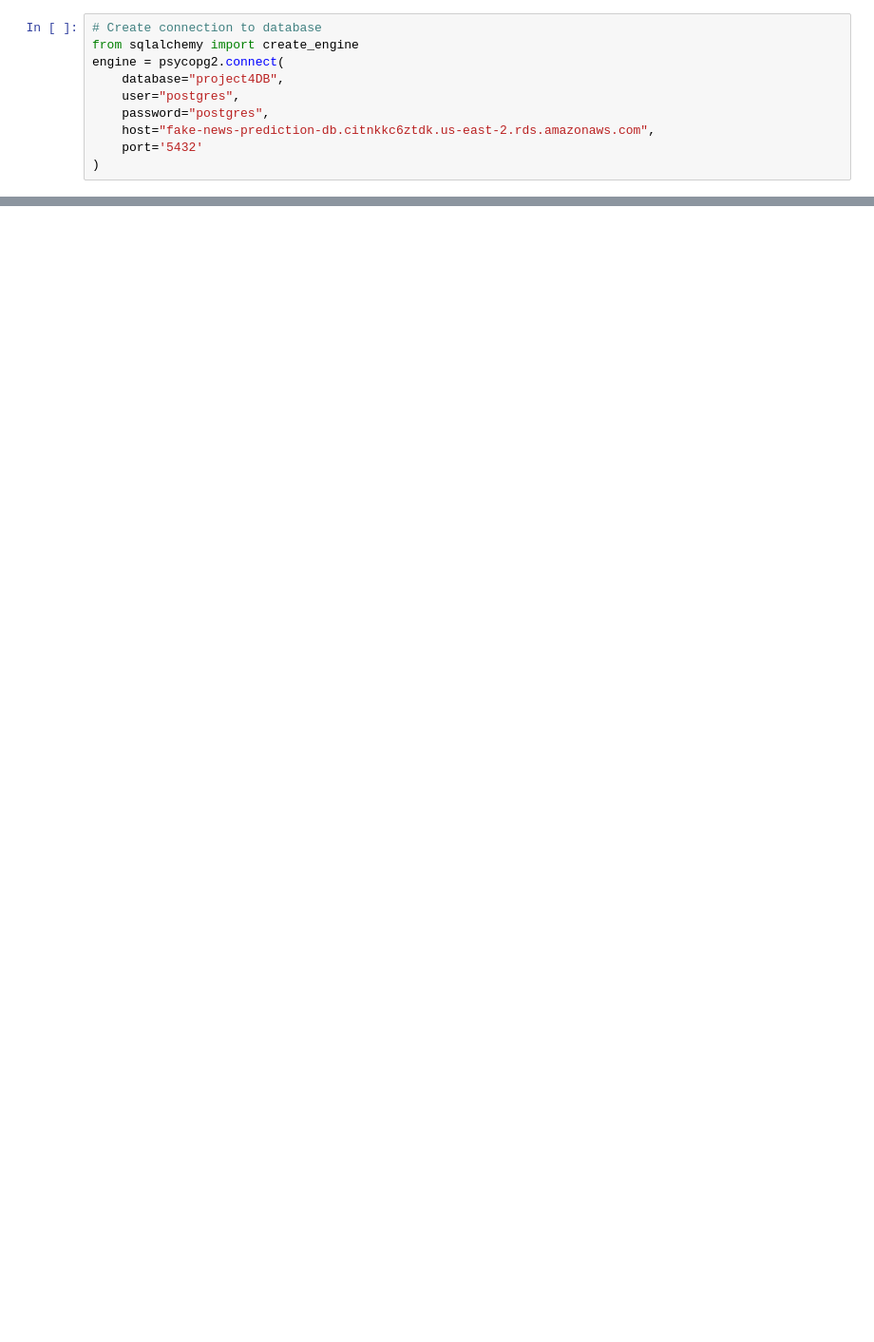
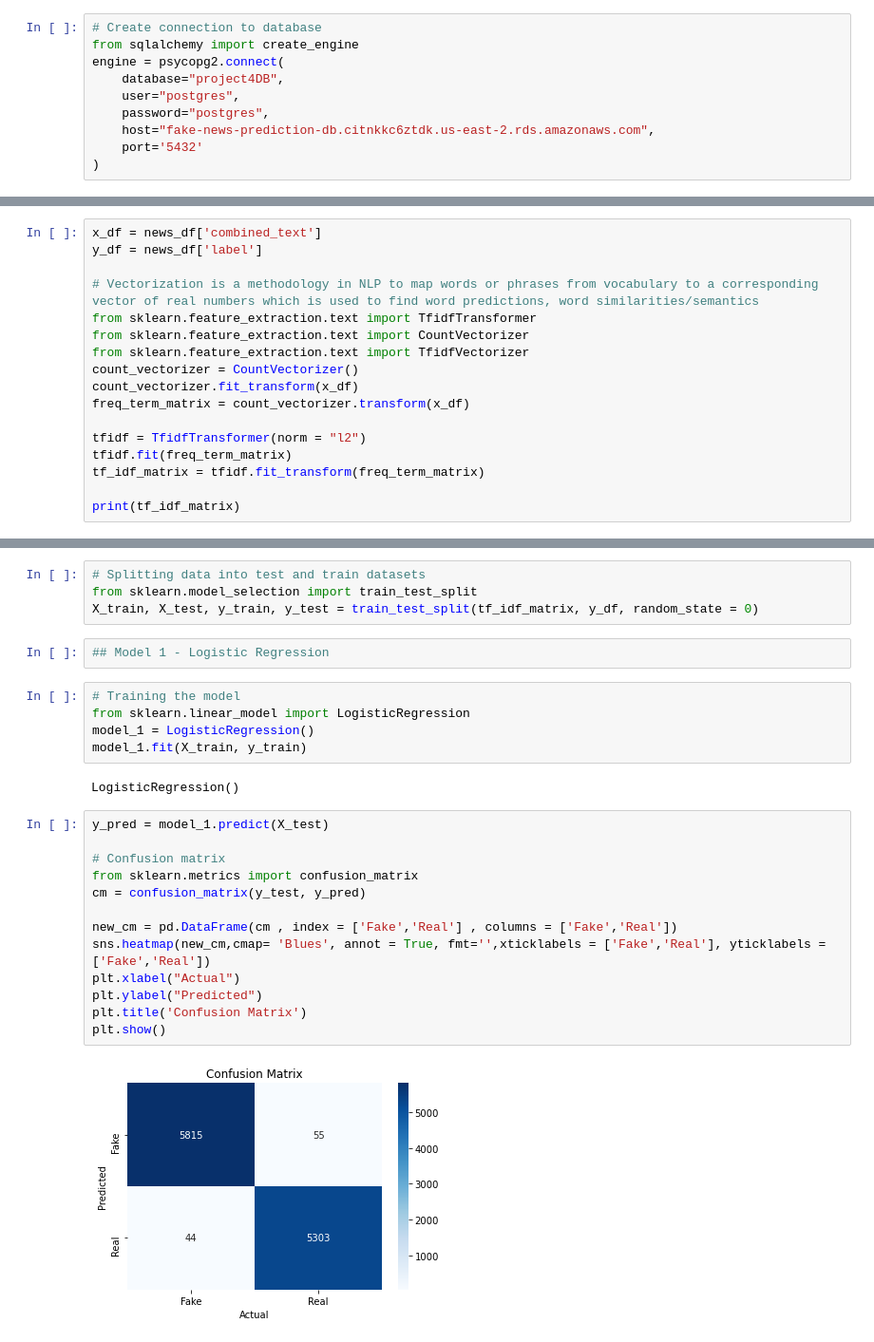
Before and after one commit to kevogil/fake-news-prediction, a Jupyter notebook: machine_learning.ipynb, the cells around one changed output, grey strips where cells are left out. Shown: that part at 95% size. Drawn from its saved outputs; the diff is of its cells as text; blank space fills up the shorter version.

```diff
--- a/machine_learning.ipynb
+++ b/machine_learning.ipynb
@@ -42,0 +51,17 @@ X_vect = vectorizer.transform(X)
+# %%
+x_df = news_df['combined_text']
+y_df = news_df['label']
+
+# Vectorization is a methodology in NLP to map words or phrases from vocabulary to a corresponding vector of real numbers which is used to find word predictions, word similarities/semantics
+from sklearn.feature_extraction.text import TfidfTransformer
+from sklearn.feature_extraction.text import CountVectorizer
+from sklearn.feature_extraction.text import TfidfVectorizer
+count_vectorizer = CountVectorizer()
+count_vectorizer.fit_transform(x_df)
+freq_term_matrix = count_vectorizer.transform(x_df)
+
+tfidf = TfidfTransformer(norm = "l2")
+tfidf.fit(freq_term_matrix)
+tf_idf_matrix = tfidf.fit_transform(freq_term_matrix)
+
+print(tf_idf_matrix)
@@ -42,0 +86,28 @@ X_vect = vectorizer.transform(X)
+# %%
+# Splitting data into test and train datasets
+from sklearn.model_selection import train_test_split
+X_train, X_test, y_train, y_test = train_test_split(tf_idf_matrix, y_df, random_state = 0)
+# %%
+## Model 1 - Logistic Regression
+# %%
+# Training the model
+from sklearn.linear_model import LogisticRegression
+model_1 = LogisticRegression()
+model_1.fit(X_train, y_train)
+# %% [output]
+LogisticRegression()
+# %%
+y_pred = model_1.predict(X_test)
+
+# Confusion matrix
+from sklearn.metrics import confusion_matrix
+cm = confusion_matrix(y_test, y_pred)
+
+new_cm = pd.DataFrame(cm , index = ['Fake','Real'] , columns = ['Fake','Real'])
+sns.heatmap(new_cm,cmap= 'Blues', annot = True, fmt='',xticklabels = ['Fake','Real'], yticklabels = ['Fake','Real'])
+plt.xlabel("Actual")
+plt.ylabel("Predicted")
+plt.title('Confusion Matrix')
+plt.show()
+# %% [output]
+[figure, added]
```
Also changed, not shown: parts of 24 cells of this notebook, 1 other file.
